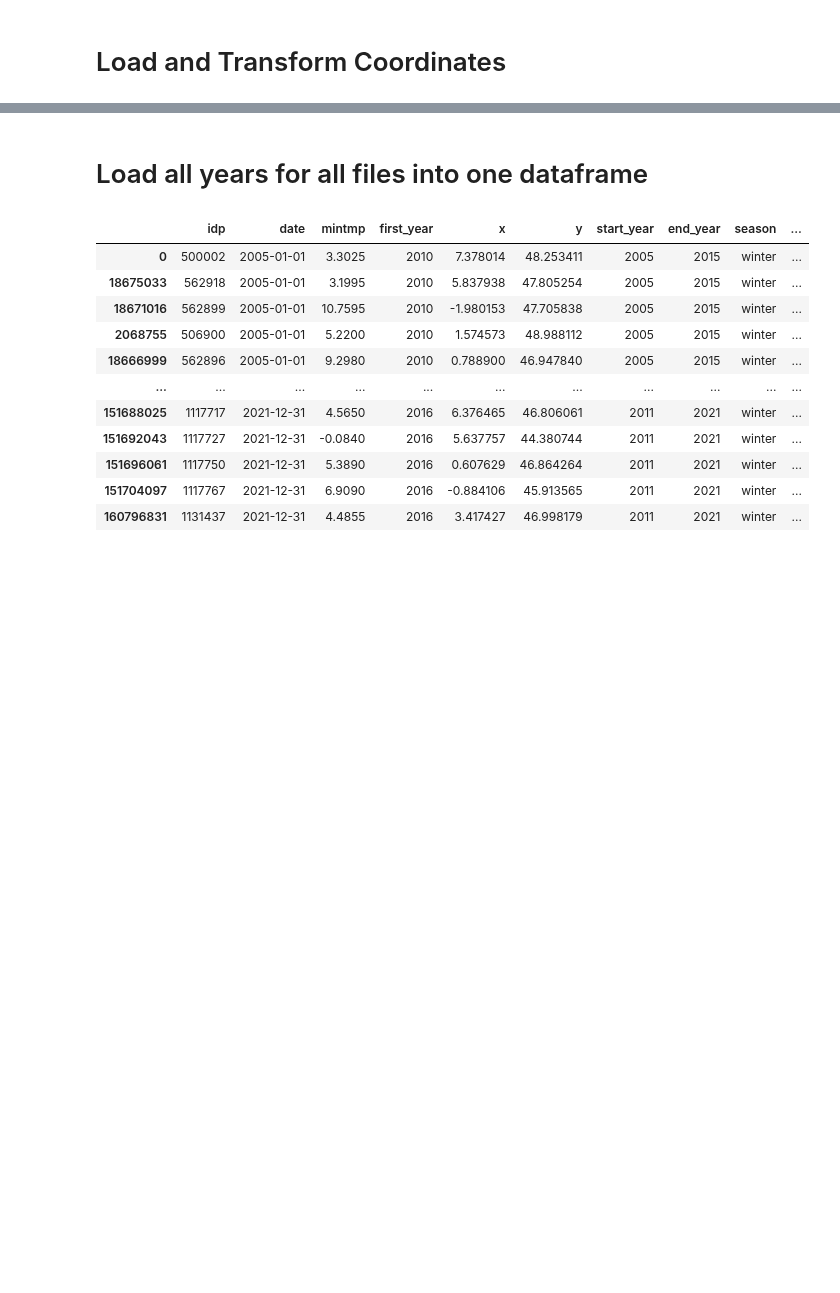
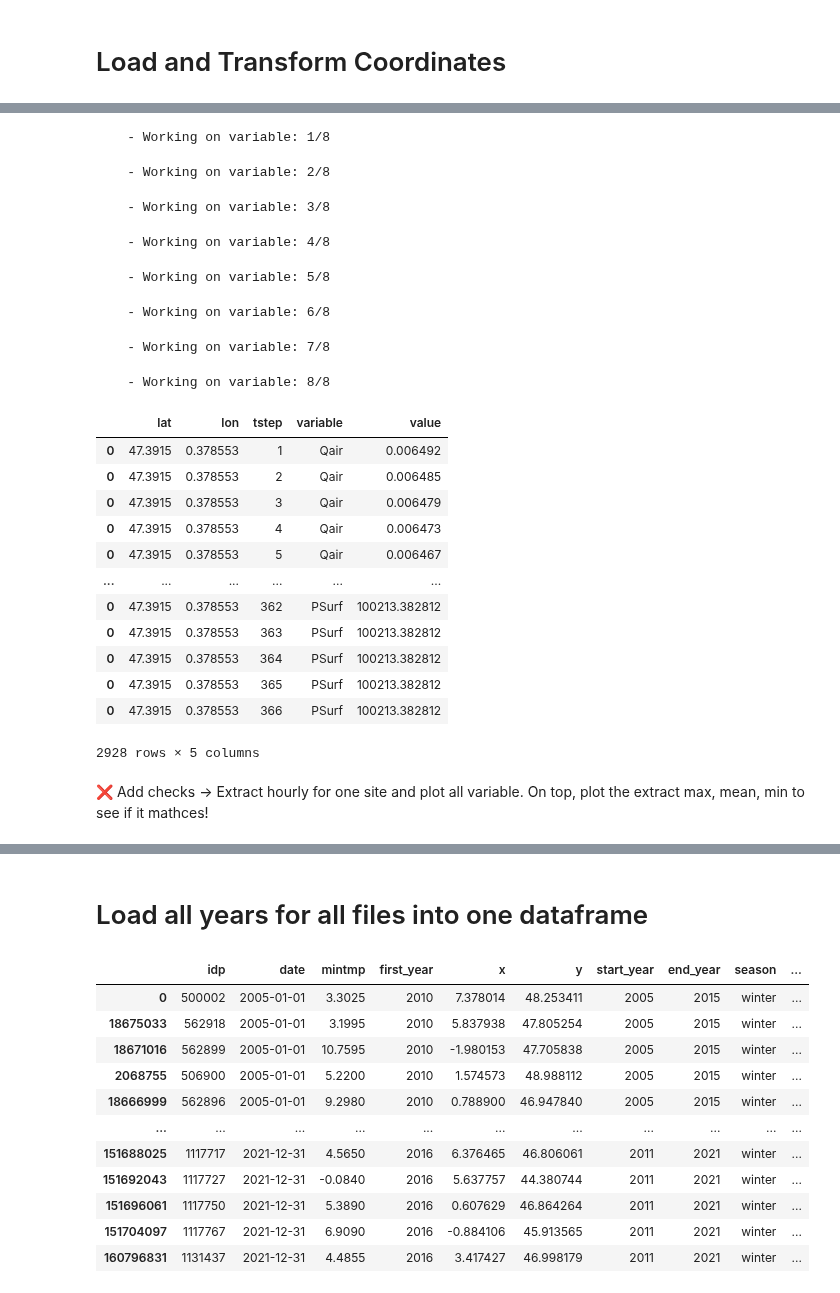
Before and after one commit to padasch/ifn_analysis, a Jupyter notebook: python/03_process_france_data/40_extract_safran_data.ipynb, the cells around one changed output, grey strips where cells are left out. Saved outputs shown, nothing was run; the diff lists cells and outputs as text; code cells hidden in the pictures; blank space fills up the shorter version.

```diff
--- a/python/03_process_france_data/40_extract_safran_data.ipynb
+++ b/python/03_process_france_data/40_extract_safran_data.ipynb
@@ -695,0 +158,4 @@ masked_array(
+# %%
+df_sites = site_coordinates[["idp", "first_year", "x", "y"]]
+df_list = df_sites.groupby("idp")
+df_list = [df for _, df in df_list]
@@ -695,0 +167,32 @@ masked_array(
+# %%
+from utilities import safran_extract_data_per_site
+
+safran_extract_data_per_site(
+    site_in=df_list[0],
+    nc_filepath=ffolder[0],
+    verbose=True,
+)
+# %% [output]
+    - Working on variable: 1/8
+    - Working on variable: 2/8
+    - Working on variable: 3/8
+    - Working on variable: 4/8
+    - Working on variable: 5/8
+    - Working on variable: 6/8
+    - Working on variable: 7/8
+    - Working on variable: 8/8
+|  | lat | lon | tstep | variable | value |
+| 0 | 47.3915 | 0.378553 | 1 | Qair | 0.006492 |
+| 0 | 47.3915 | 0.378553 | 2 | Qair | 0.006485 |
+| 0 | 47.3915 | 0.378553 | 3 | Qair | 0.006479 |
+| 0 | 47.3915 | 0.378553 | 4 | Qair | 0.006473 |
+| 0 | 47.3915 | 0.378553 | 5 | Qair | 0.006467 |
+| ... | ... | ... | ... | ... | ... |
+| 0 | 47.3915 | 0.378553 | 362 | PSurf | 100213.382812 |
+| 0 | 47.3915 | 0.378553 | 363 | PSurf | 100213.382812 |
+| 0 | 47.3915 | 0.378553 | 364 | PSurf | 100213.382812 |
+| 0 | 47.3915 | 0.378553 | 365 | PSurf | 100213.382812 |
+| 0 | 47.3915 | 0.378553 | 366 | PSurf | 100213.382812 |
+2928 rows × 5 columns
+# %% [markdown]
+❌ Add checks -> Extract hourly for one site and plot all variable. On top, plot the extract max, mean, min to see if it mathces!
```
Also changed, not shown: parts of 40 cells of this notebook.
